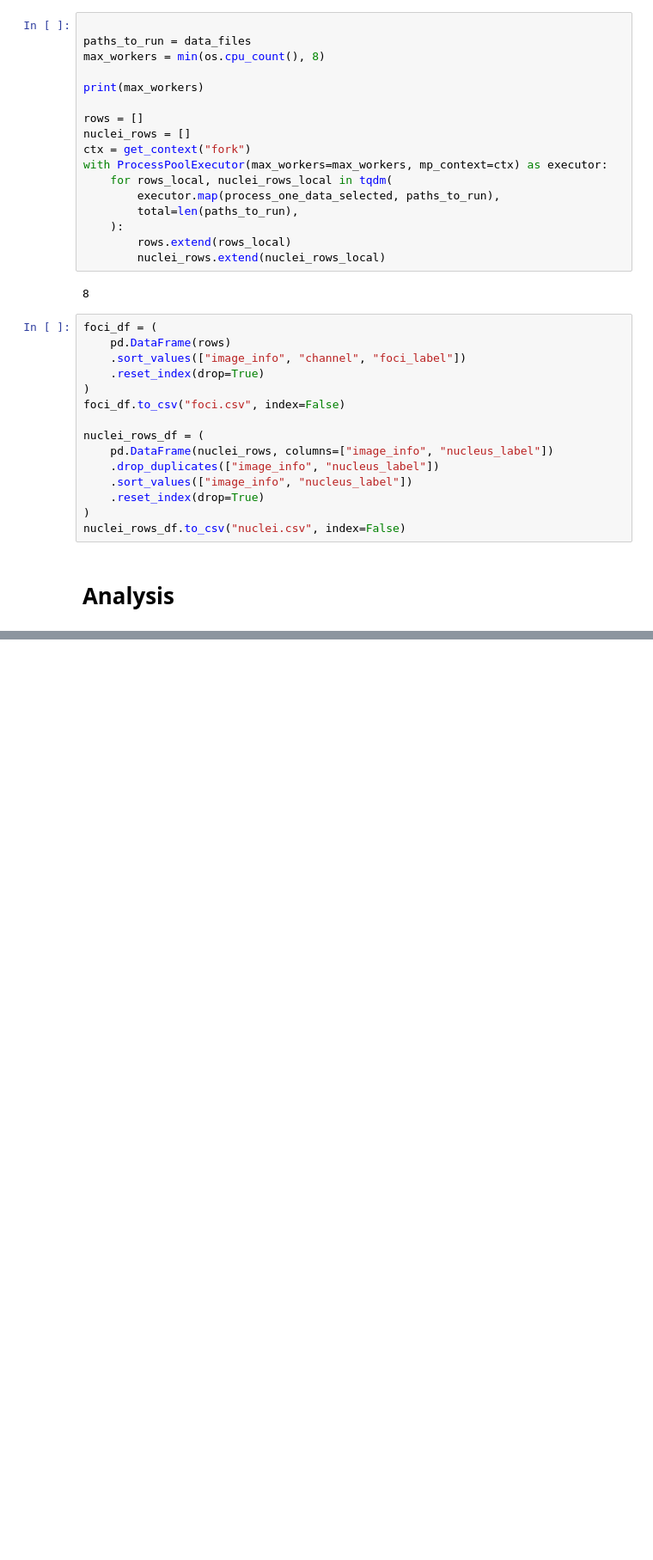
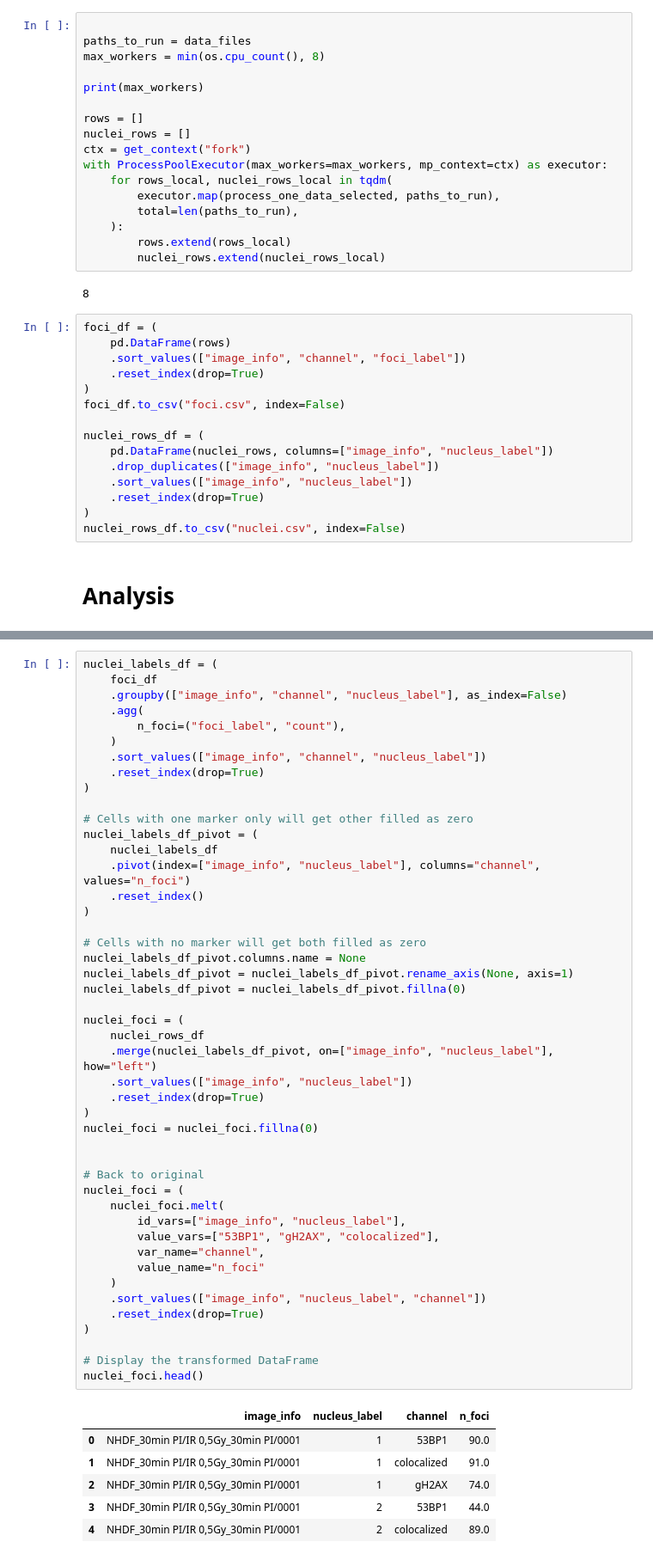
Before and after one commit to pSzyc/DeepFoci, a Jupyter notebook: python/final/final_analysis.ipynb, the cells around one changed output, grey strips where cells are left out. Shown at 86% size. Cells and saved outputs as stored; diff of their text form; blank space fills up the shorter version.

```diff
--- a/python/final/final_analysis.ipynb
+++ b/python/final/final_analysis.ipynb
@@ -208,3 +182,56 @@ nuclei_rows_df rows: 2967
+# %%
+nuclei_labels_df = (
+    foci_df
+    .groupby(["image_info", "channel", "nucleus_label"], as_index=False)
+    .agg(
+        n_foci=("foci_label", "count"),
+    )
+    .sort_values(["image_info", "channel", "nucleus_label"])
+    .reset_index(drop=True)
+)
+
+# Cells with one marker only will get other filled as zero
+nuclei_labels_df_pivot = (
+    nuclei_labels_df
+    .pivot(index=["image_info", "nucleus_label"], columns="channel", values="n_foci")
+    .reset_index()
+)
+
+# Cells with no marker will get both filled as zero
+nuclei_labels_df_pivot.columns.name = None
+nuclei_labels_df_pivot = nuclei_labels_df_pivot.rename_axis(None, axis=1)
+nuclei_labels_df_pivot = nuclei_labels_df_pivot.fillna(0)
+
+nuclei_foci = (
+    nuclei_rows_df
+    .merge(nuclei_labels_df_pivot, on=["image_info", "nucleus_label"], how="left")
+    .sort_values(["image_info", "nucleus_label"])
+    .reset_index(drop=True)
+)
+nuclei_foci = nuclei_foci.fillna(0)
+
+
+# Back to original
+nuclei_foci = (
+    nuclei_foci.melt(
+        id_vars=["image_info", "nucleus_label"],
+        value_vars=["53BP1", "gH2AX", "colocalized"],
+        var_name="channel",
+        value_name="n_foci"
+    )
+    .sort_values(["image_info", "nucleus_label", "channel"])
+    .reset_index(drop=True)
+)
+
+# Display the transformed DataFrame
+nuclei_foci.head()
+# %% [output]
+|  | image_info | nucleus_label | channel | n_foci |
+| 0 | NHDF_30min PI/IR 0,5Gy_30min PI/0001 | 1 | 53BP1 | 90.0 |
+| 1 | NHDF_30min PI/IR 0,5Gy_30min PI/0001 | 1 | colocalized | 91.0 |
+| 2 | NHDF_30min PI/IR 0,5Gy_30min PI/0001 | 1 | gH2AX | 74.0 |
+| 3 | NHDF_30min PI/IR 0,5Gy_30min PI/0001 | 2 | 53BP1 | 44.0 |
+| 4 | NHDF_30min PI/IR 0,5Gy_30min PI/0001 | 2 | colocalized | 89.0 |
 # %%
 def add_experiment_metadata(input_df):
     df = input_df.copy()
```
Also changed, not shown: parts of 5 cells of this notebook, 1 other file.
